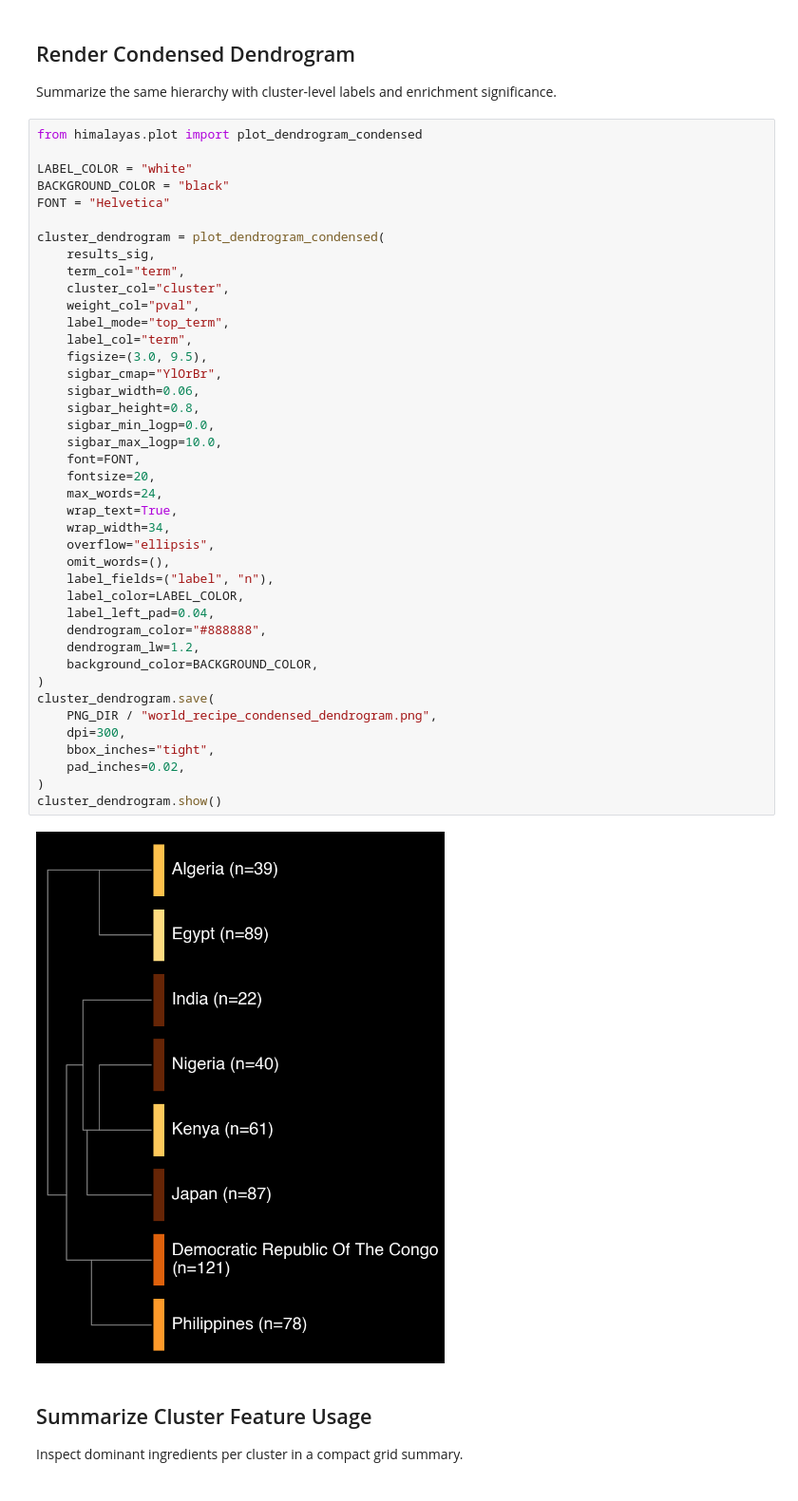
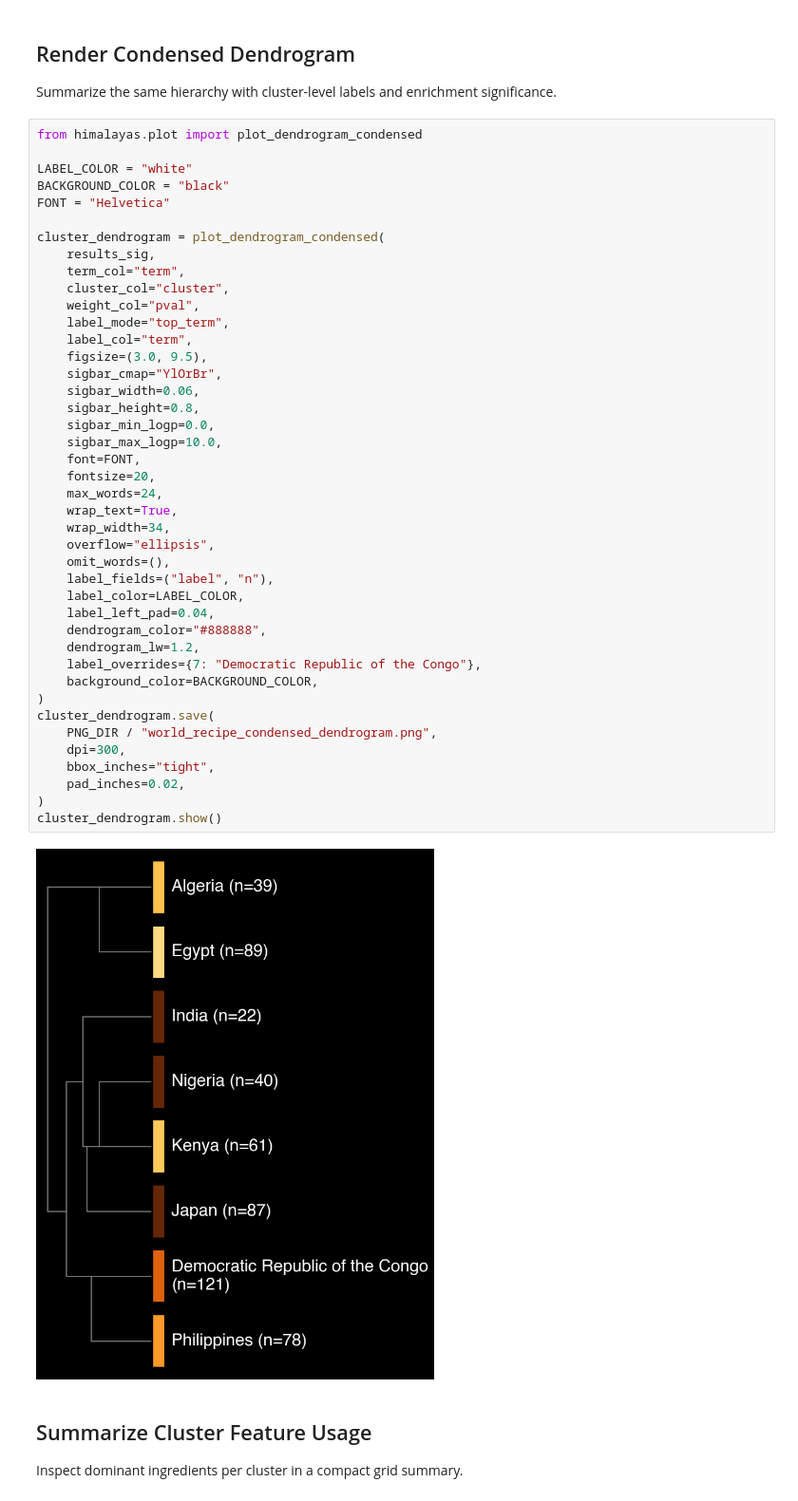
Before and after one commit to himalayas-base/himalayas-publication, a Jupyter notebook: supp_fig_2.ipynb, the cells around one changed output. Shown at 95% size. Drawn from its saved outputs; the diff is of its cells as text.

```diff
--- a/supp_fig_2.ipynb
+++ b/supp_fig_2.ipynb
@@ -474,34 +475,35 @@ cluster_dendrogram = plot_dendrogram_condensed(
     label_mode="top_term",
     label_col="term",
     figsize=(3.0, 9.5),
     sigbar_cmap="YlOrBr",
     sigbar_width=0.06,
     sigbar_height=0.8,
     sigbar_min_logp=0.0,
     sigbar_max_logp=10.0,
     font=FONT,
     fontsize=20,
     max_words=24,
     wrap_text=True,
     wrap_width=34,
     overflow="ellipsis",
     omit_words=(),
     label_fields=("label", "n"),
     label_color=LABEL_COLOR,
     label_left_pad=0.04,
     dendrogram_color="#888888",
     dendrogram_lw=1.2,
+    label_overrides={7: "Democratic Republic of the Congo"},
     background_color=BACKGROUND_COLOR,
 )
 cluster_dendrogram.save(
     PNG_DIR / "world_recipe_condensed_dendrogram.png",
     dpi=300,
     bbox_inches="tight",
     pad_inches=0.02,
 )
 cluster_dendrogram.show()
 # %% [output]
-[figure, old version]
+[figure, new version]
 # %% [markdown]
 ## Summarize Cluster Feature Usage
 
```
Also changed, not shown: parts of 2 cells of this notebook.
